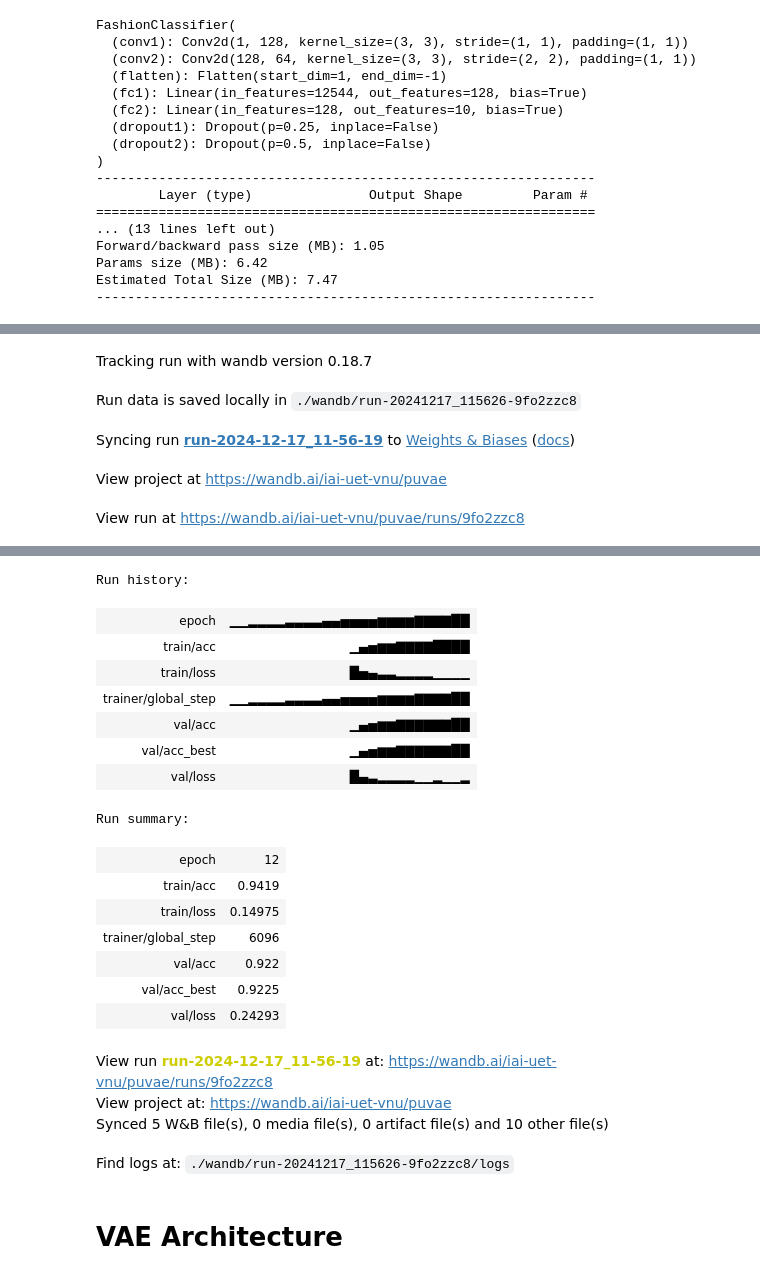
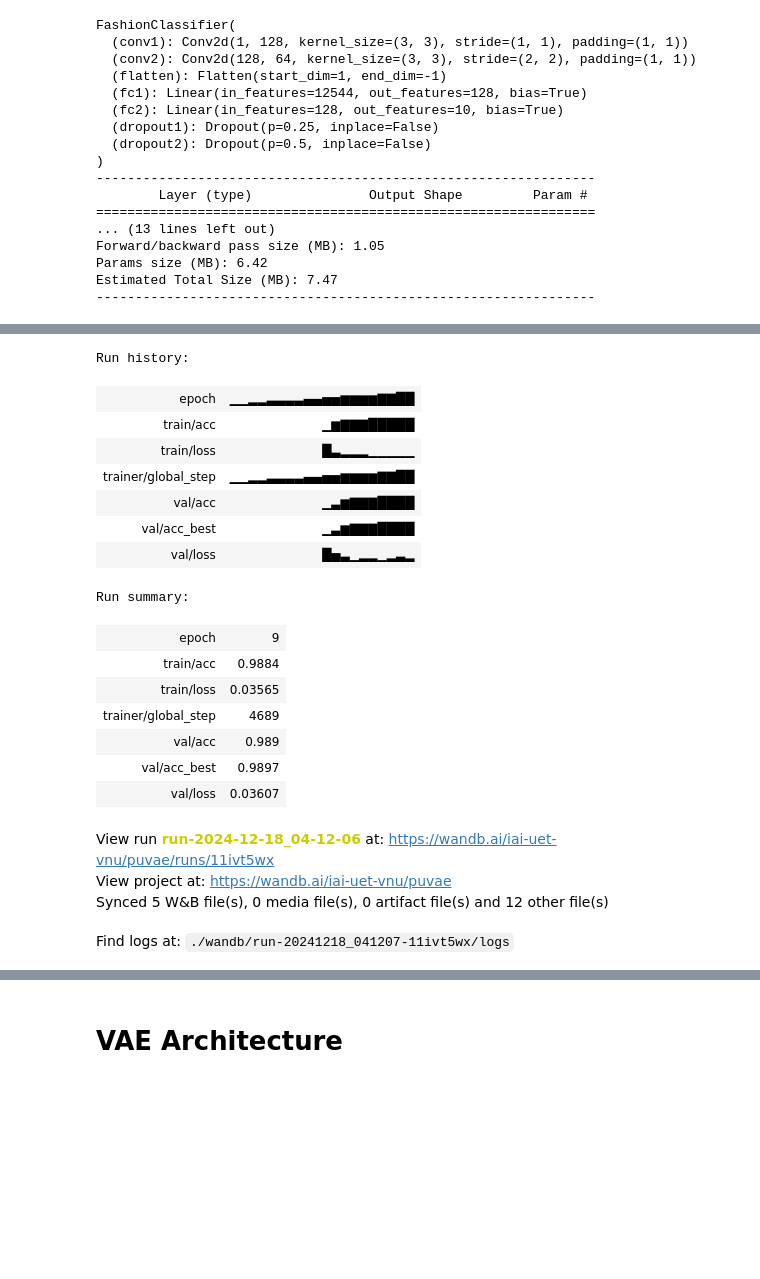
Before and after one commit to Page0526/PuVAE, a Jupyter notebook: notebooks/puvae.ipynb, the cells around one changed output, grey strips where cells are left out. Drawn from its saved outputs; the diff is of its cells as text; code cells hidden in the pictures; blank space fills up the shorter version.

```diff
--- a/notebooks/puvae.ipynb
+++ b/notebooks/puvae.ipynb
@@ -229,15 +260,7 @@ class ClassifierModule(pl.LightningModule):
     def model_step(
         self, batch: Tuple[torch.Tensor, torch.Tensor]
     ) -> Tuple[torch.Tensor, torch.Tensor, torch.Tensor]:
-        """Perform a single model step on a batch of data.
 
-        :param batch: A batch of data (a tuple) containing the input tensor of images and target labels.
-
-        :return: A tuple containing (in order):
-            - A tensor of losses.
-            - A tensor of predictions.
-            - A tensor of target labels.
-        """
         x, y = batch
         logits = self.forward(x)
         loss = F.cross_entropy(logits.float(), y)
@@ -317,11 +334,14 @@ checkpoint_callback = ModelCheckpoint(
    mode="min",
 )
 
-early_stopping = EarlyStopping(monitor="val/loss", patience=5, mode="min", verbose=True)
+early_stopping = EarlyStopping(monitor="val/loss", patience=3, mode="min", verbose=True)
 # %%
-classifier = ClassifierModule().to(DEVICE)
+current_datetime = datetime.now(timezone("UTC")).strftime("%Y-%m-%d_%H-%M-%S")
+logger = WandbLogger(project="puvae", name=f"run-{current_datetime}", tags= ["fashion", "classifier"])
+
+classifier = ClassifierModule()
 trainer = pl.Trainer(
-    max_epochs=100,
+    max_epochs=30,
     logger=logger,
     callbacks = [checkpoint_callback, early_stopping],
     accumulate_grad_batches=2,
@@ -337,5 +358,20 @@ wandb.finish()
+Run history:
+| epoch | ▁▁▂▂▃▃▃▃▄▄▅▅▆▆▆▆▇▇██ |
+| train/acc | ▁▆▇▇▇█████ |
+| train/loss | █▃▂▂▂▁▁▁▁▁ |
+| trainer/global_step | ▁▁▂▂▃▃▃▃▄▄▅▅▆▆▆▆▇▇██ |
+| val/acc | ▁▃▆▇▇▇████ |
+| val/acc_best | ▁▃▆▇▇▇████ |
+| val/loss | █▅▃▁▂▂▁▂▃▂ |
+Run summary:
+| epoch | 9 |
+| train/acc | 0.9884 |
+| train/loss | 0.03565 |
+| trainer/global_step | 4689 |
+| val/acc | 0.989 |
+| val/acc_best | 0.9897 |
+| val/loss | 0.03607 |
-Tracking run with wandb version 0.18.7
+View run run-2024-12-18_04-12-06 at: https://wandb.ai/iai-uet-vnu/puvae/runs/11ivt5wx
+View project at: https://wandb.ai/iai-uet-vnu/puvae
+Synced 5 W&B file(s), 0 media file(s), 0 artifact file(s) and 12 other file(s)
-Run data is saved locally in ./wandb/run-20241217_115626-9fo2zzc8
+Find logs at: ./wandb/run-20241218_041207-11ivt5wx/logs
-Syncing run run-2024-12-17_11-56-19 to Weights & Biases (docs)
-View project at https://wandb.ai/iai-uet-vnu/puvae
-View run at https://wandb.ai/iai-uet-vnu/puvae/runs/9fo2zzc8
@@ -344,23 +378,3 @@ wandb: WARNING Symlinked 10 files into the W&B run directory, call wandb.save ag
-Run history:
-| epoch | ▁▁▂▂▂▂▃▃▃▃▄▄▅▅▅▅▆▆▆▆▇▇▇▇██ |
-| train/acc | ▁▄▅▆▆▇▇▇▇████ |
-| train/loss | █▅▄▃▃▂▂▂▂▁▁▁▁ |
-| trainer/global_step | ▁▁▂▂▂▂▃▃▃▃▄▄▅▅▅▅▆▆▆▆▇▇▇▇██ |
-| val/acc | ▁▄▅▆▆▇▇▇▇▇▇██ |
-| val/acc_best | ▁▄▅▆▆▇▇▇▇▇▇██ |
-| val/loss | █▄▃▂▂▂▂▁▁▂▁▁▂ |
-Run summary:
-| epoch | 12 |
-| train/acc | 0.9419 |
-| train/loss | 0.14975 |
-| trainer/global_step | 6096 |
-| val/acc | 0.922 |
-| val/acc_best | 0.9225 |
-| val/loss | 0.24293 |
-View run run-2024-12-17_11-56-19 at: https://wandb.ai/iai-uet-vnu/puvae/runs/9fo2zzc8
-View project at: https://wandb.ai/iai-uet-vnu/puvae
-Synced 5 W&B file(s), 0 media file(s), 0 artifact file(s) and 10 other file(s)
-Find logs at: ./wandb/run-20241217_115626-9fo2zzc8/logs
 # %% [markdown]
 # VAE Architecture
 # %%
```
Also changed, not shown: parts of 20 cells of this notebook.
